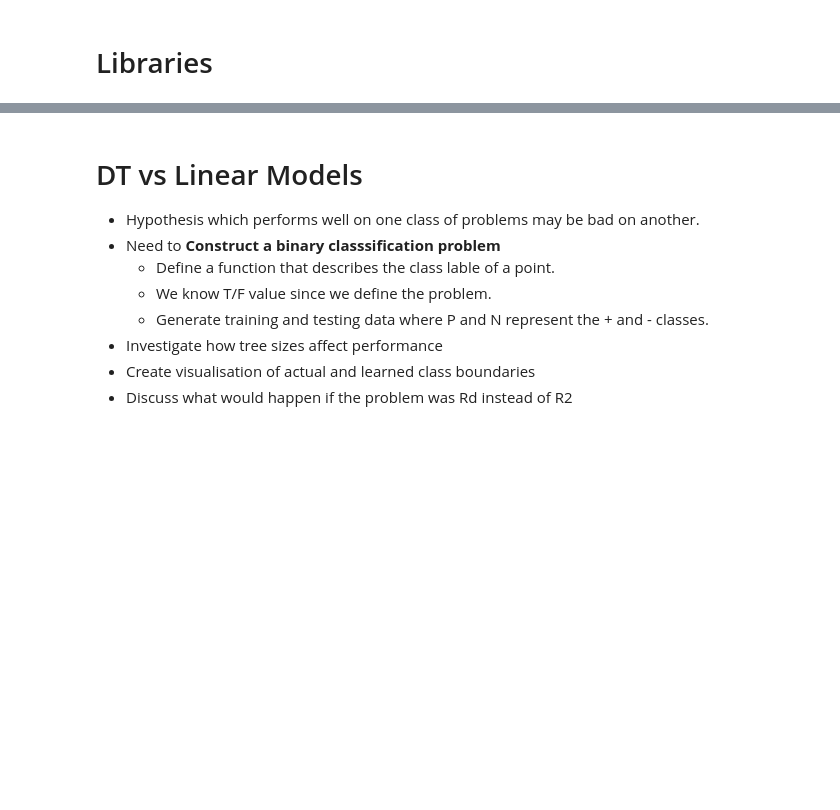
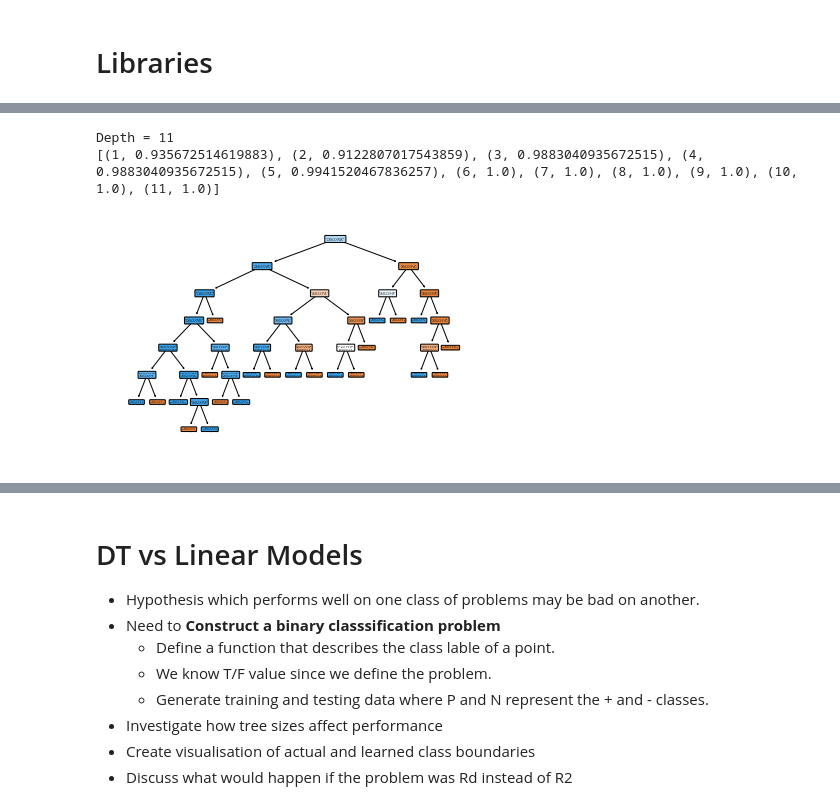
Before and after one commit to t-bingham/ML_Assignment_1, a Jupyter notebook: Assignment 1 Notebook.ipynb, the cells around one changed output, grey strips where cells are left out. Cells and saved outputs as stored; diff of their text form; code cells hidden in the pictures; blank space fills up the shorter version.

```diff
--- a/Assignment 1 Notebook.ipynb
+++ b/Assignment 1 Notebook.ipynb
@@ -150,0 +187,24 @@ for train_index, test_index in kf_data.split(X_train_dataset):
+# %%
+#Breast Cancer
+exit = False
+depth = 1
+prev = 0
+accuracy = []
+while depth <= 11:
+    value = classifier(breast_cancer, depth)
+    if (value - prev) > 0.02:
+        prev = value
+        accuracy.append((depth, value))
+    else:
+        exit = True
+        accuracy.append((depth, value))
+
+    depth += 1
+print("Depth =",depth-1)
+print(accuracy)
+
+#data = pd.DataFrame(accuracy, columns = 'Accuracy')
+# %% [output]
+Depth = 11
+[(1, 0.935672514619883), (2, 0.9122807017543859), (3, 0.9883040935672515), (4, 0.9883040935672515), (5, 0.9941520467836257), (6, 1.0), (7, 1.0), (8, 1.0), (9, 1.0), (10, 1.0), (11, 1.0)]
+[figure, added]
```
Also changed, not shown: parts of 7 cells of this notebook.
